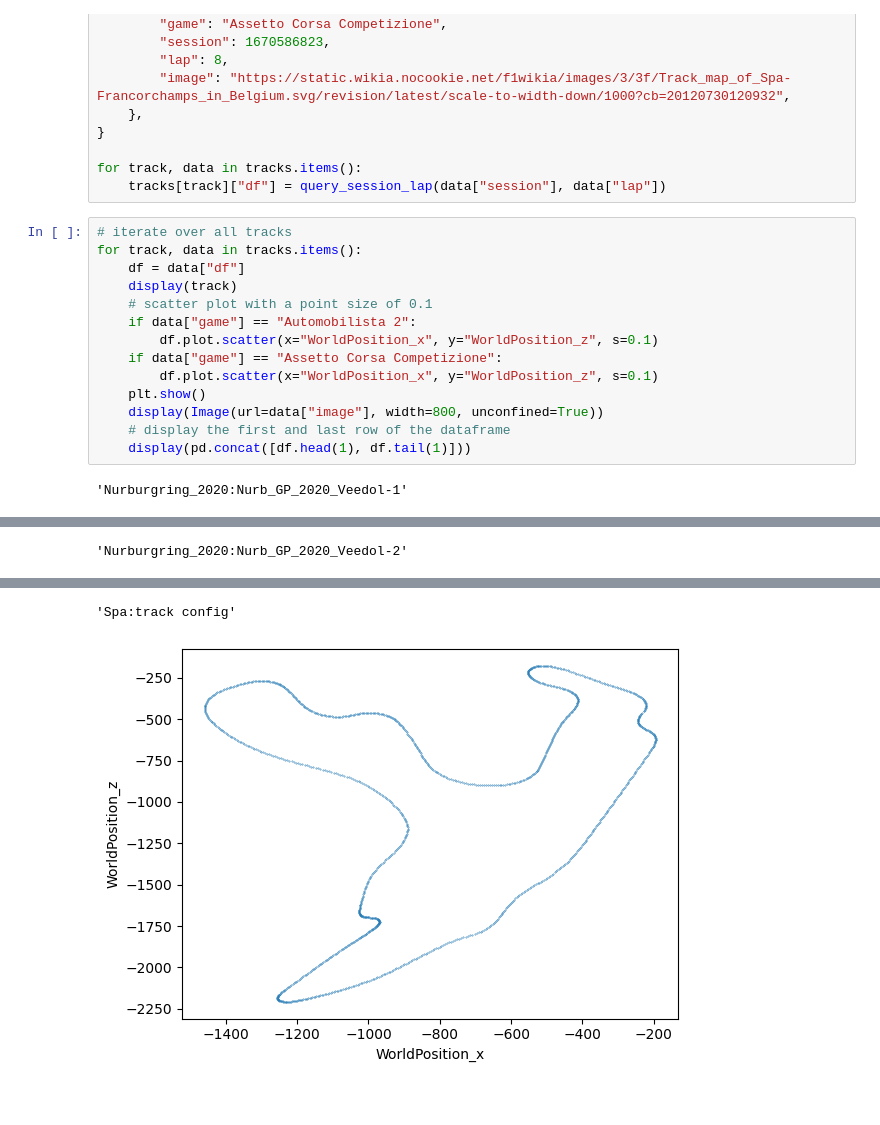
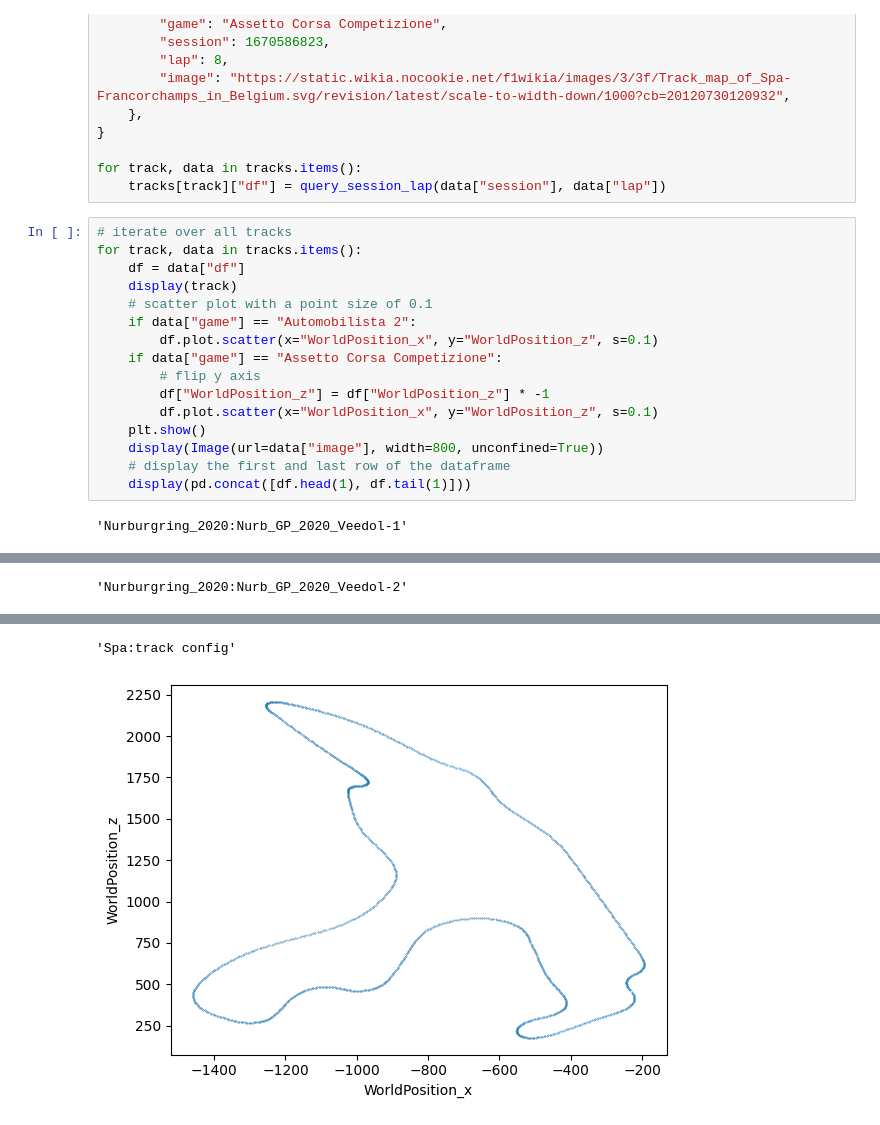
Before and after one commit to b4mad/racing, a Jupyter notebook: notebooks/track_sections_from_coordinates.ipynb, the cells around one changed output, grey strips where cells are left out. Cells and saved outputs as stored; diff of their text form.

```diff
--- a/notebooks/track_sections_from_coordinates.ipynb
+++ b/notebooks/track_sections_from_coordinates.ipynb
@@ -149,6 +149,8 @@ for track, data in tracks.items():
     if data["game"] == "Automobilista 2":
         df.plot.scatter(x="WorldPosition_x", y="WorldPosition_z", s=0.1)
     if data["game"] == "Assetto Corsa Competizione":
+        # flip y axis
+        df["WorldPosition_z"] = df["WorldPosition_z"] * -1
         df.plot.scatter(x="WorldPosition_x", y="WorldPosition_z", s=0.1)
     plt.show()
     display(Image(url=data["image"], width=800, unconfined=True))
@@ -170,4 +172,4 @@ for track, data in tracks.items():
 'Spa:track config'
-[figure, old version]
+[figure, new version]
 [interactive output not drawn]
 |  | result | table | _start | _stop | _time | CarModel | CurrentLap | GameName | SessionId | ... |
```
Also changed, not shown: parts of 1 cell of this notebook, 3 other files.
